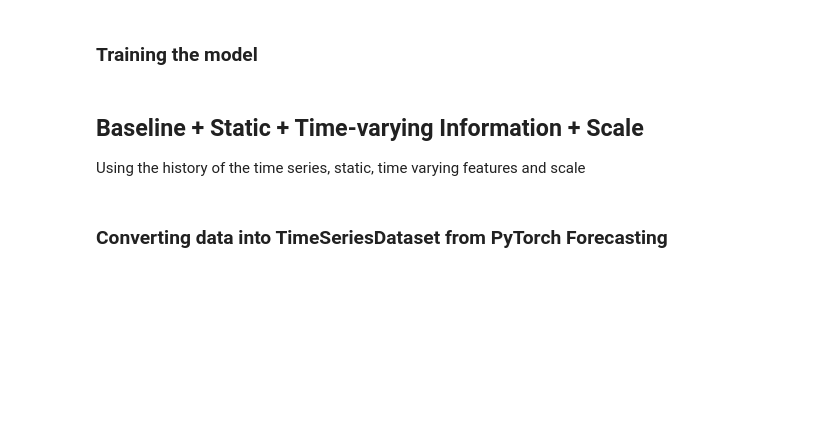
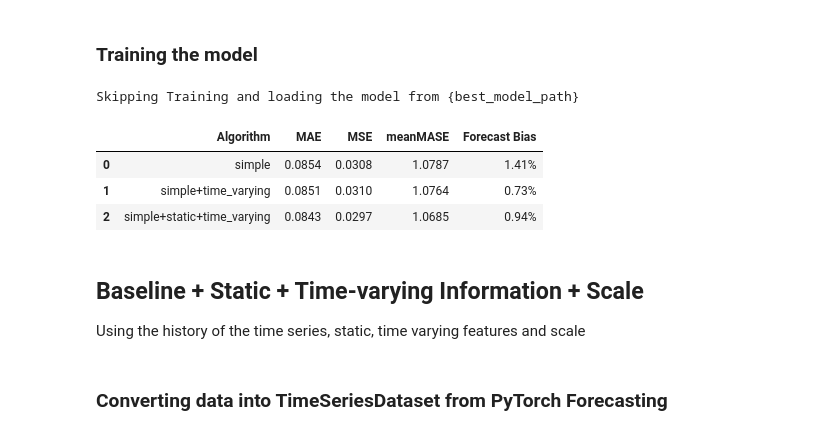
Before and after one commit to PacktPublishing/Modern-Time-Series-Forecasting-with-Python, a Jupyter notebook: notebooks/Chapter14/02-Global Deep Learning Models-Full.ipynb, the cells around one changed output. Cells and saved outputs as stored; diff of their text form; code cells hidden in the pictures; blank space fills up the shorter version.

```diff
--- a/notebooks/Chapter14/02-Global Deep Learning Models-Full.ipynb
+++ b/notebooks/Chapter14/02-Global Deep Learning Models-Full.ipynb
@@ -638,3 +720,6 @@ saved_model_full = 'notebooks/Chapter14/saved_models/baseline_time_varying.ckpt'
+# %%
+saved_model_sampled = 'notebooks/Chapter14/saved_weights/baseline_time_varying_sampled.wt'
+saved_model_full = 'notebooks/Chapter14/saved_weights/baseline_time_varying.wt'
 # %%
 if train_model:
     trainer = pl.Trainer(
@@ -847,8 +954,13 @@ if train_model:
     )
     #Loading the best model
     best_model_path = trainer.checkpoint_callback.best_model_path
+    best_model = SingleStepRNNModel.load_from_checkpoint(best_model_path)
+    print(f"Loading the best model from: {best_model_path}")
 else:
     best_model_path = saved_model_sampled if TRAIN_SUBSAMPLE else saved_model_full
-print(f"Loading the model from: {best_model_path}")
-best_model = SingleStepRNNModel.load_from_checkpoint(best_model_path)
+    load_weights(model, best_model_path)
+    best_model =  model
+    print ("Skipping Training and loading the model from {best_model_path}")
+# %% [output]
+Skipping Training and loading the model from {best_model_path}
 # %%
@@ -864,7 +978,19 @@ agg_metrics, eval_metrics_df = evaluate_forecast(
 metric_record.append(agg_metrics)
 individual_metrics[tag]=eval_metrics_df
 # %%
-pd.DataFrame(metric_record)
+pd.DataFrame(metric_record).style.format(
+    {"MAE": "{:.4f}", "MSE": "{:.4f}", "meanMASE": "{:.4f}", "Forecast Bias": "{:.2f}%"}
+).highlight_min(color="lightgreen", subset=["MAE", "MSE", "meanMASE"]).apply(
+    highlight_abs_min,
+    props="color:black;background-color:lightgreen",
+    axis=0,
+    subset=["Forecast Bias"],
+)
+# %% [output]
+|  | Algorithm | MAE | MSE | meanMASE | Forecast Bias |
+| 0 | simple | 0.0854 | 0.0308 | 1.0787 | 1.41% |
+| 1 | simple+time_varying | 0.0851 | 0.0310 | 1.0764 | 0.73% |
+| 2 | simple+static+time_varying | 0.0843 | 0.0297 | 1.0685 | 0.94% |
 # %% [markdown]
 ## Baseline + Static + Time-varying Information + Scale
 
```
Also changed, not shown: parts of 59 cells of this notebook, 18 other files.
